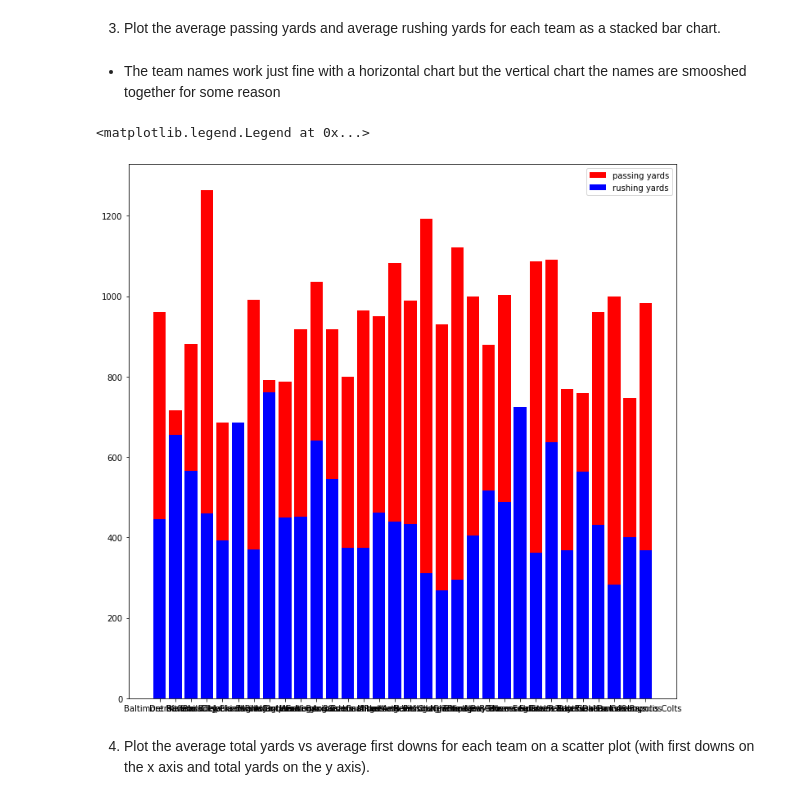
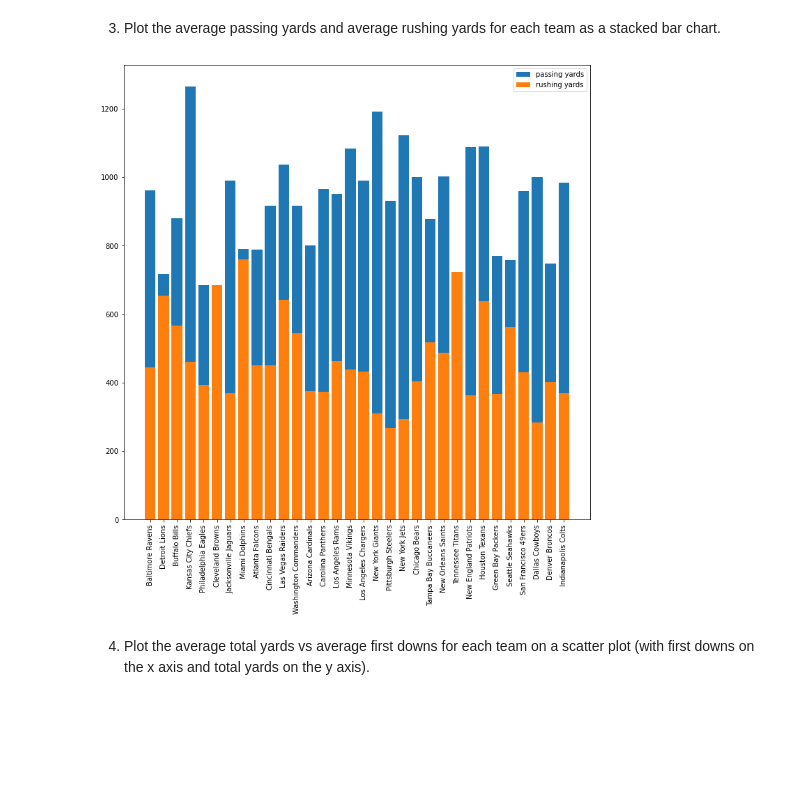
Before and after one commit to SheltonBlackwell/cis277-fa22-Lab5, a Jupyter notebook: Lab5.ipynb, the cells around one changed output. Drawn from its saved outputs; the diff is of its cells as text; code cells hidden in the pictures; blank space fills up the shorter version.

Commit message:
changed the way the hor.charts names looked

```diff
--- a/Lab5.ipynb
+++ b/Lab5.ipynb
@@ -38,16 +38,21 @@ plt.show()
 [figure]
 # %% [markdown]
 3. Plot the average passing yards and average rushing yards for each team as a stacked bar chart.
-# %% [markdown]
-- The team names work just fine with a horizontal chart but the vertical chart the names are smooshed together for some reason
 # %%
 plt.figure(figsize=(12, 12))
-plt.bar(all_files.team.unique(), all_files.groupby('team').passing_yards.mean(),color='r')
-plt.bar(all_files.team.unique(), all_files.groupby('team').rushing_yards.mean(),color='b')
+x = all_files.team.unique()
+y = all_files.groupby('team').passing_yards.mean()
+z = all_files.groupby('team').rushing_yards.mean()
+
+plt.bar(x,y)
+plt.bar(x,z)
+plt.legend(["Baltimore Ravens", "LA Rams"])
 plt.legend(["passing yards", "rushing yards"])
+plt.xticks(x, rotation='vertical');
+
+plt.show()
 # %% [output]
-<matplotlib.legend.Legend at 0x...>
-[figure, old version]
+[figure, new version]
 # %% [markdown]
 4. Plot the average total yards vs average first downs for each team on a scatter plot (with first downs on the x axis and total yards on the y axis).
 # %%
```
Also changed, not shown: parts of 1 cell of this notebook.
